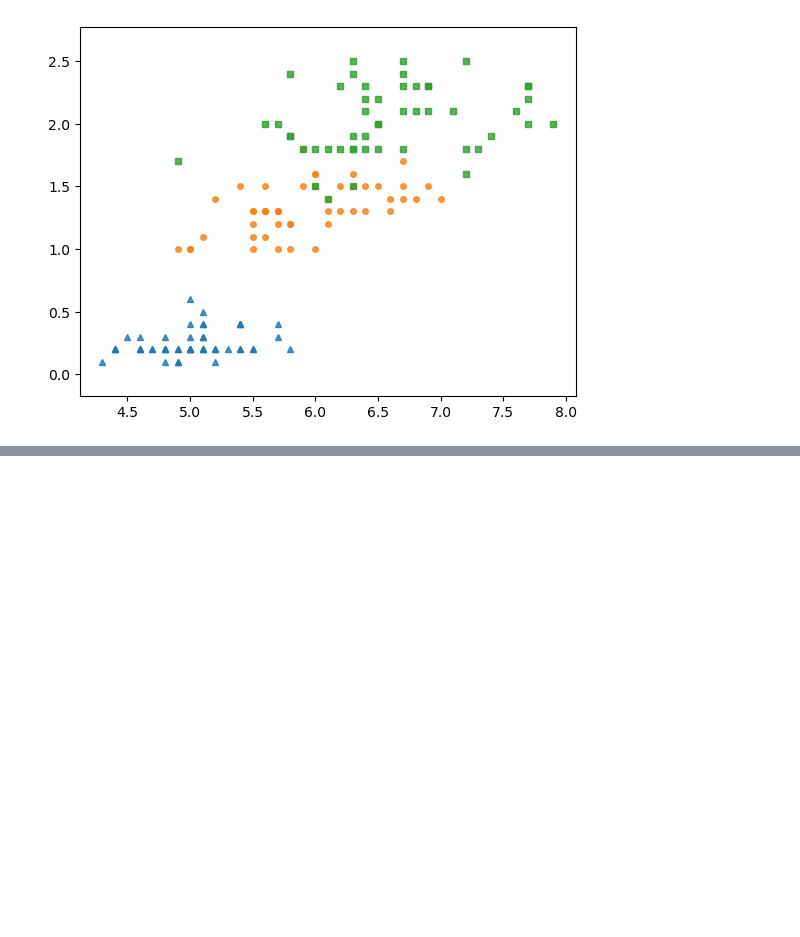
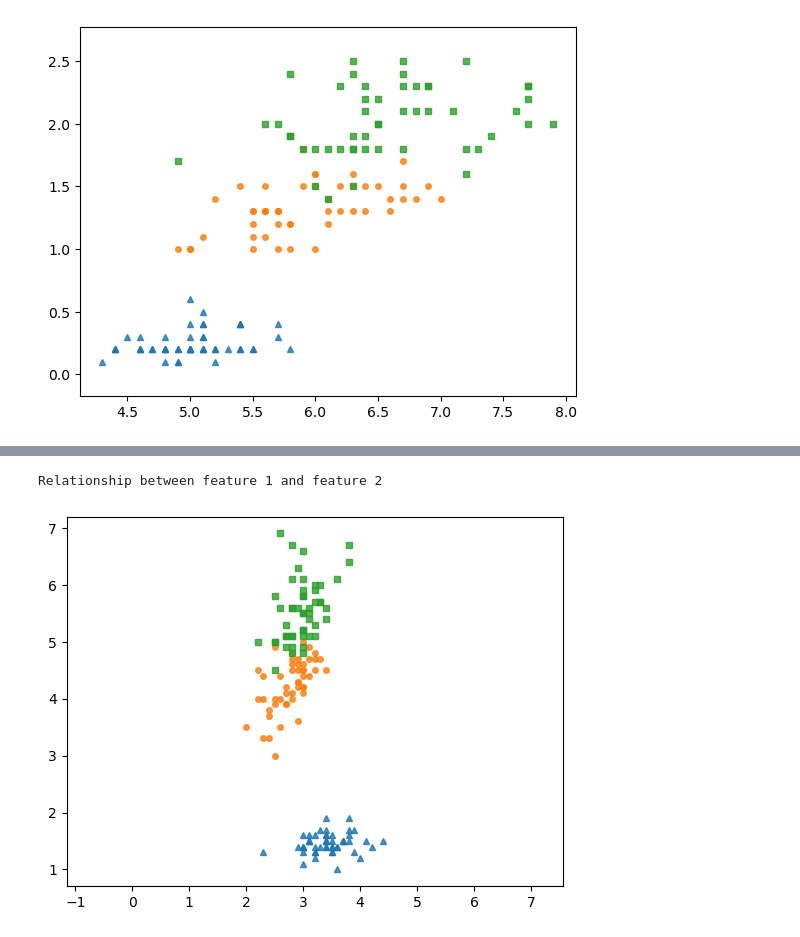
Before and after one commit to TaQuangKhoi/He-thong-thong-tin-thong-minh, a Jupyter notebook: 16-Jun-2023 - KNN - Iris.ipynb, the cells around one changed output, grey strips where cells are left out. Cells and saved outputs as stored; diff of their text form; code cells hidden in the pictures; blank space fills up the shorter version.

```diff
--- a/16-Jun-2023 - KNN - Iris.ipynb
+++ b/16-Jun-2023 - KNN - Iris.ipynb
@@ -172,0 +180,7 @@ Relationship between feature 0 and feature 3
+# %%
+print("Relationship between feature 1 and feature 2")
+features_1_2 = iris_features[:, [1, 2]]
+classes_display(features_1_2, iris_target)
+# %% [output]
+Relationship between feature 1 and feature 2
+[figure, added]
```
Also changed, not shown: parts of 5 cells of this notebook.
